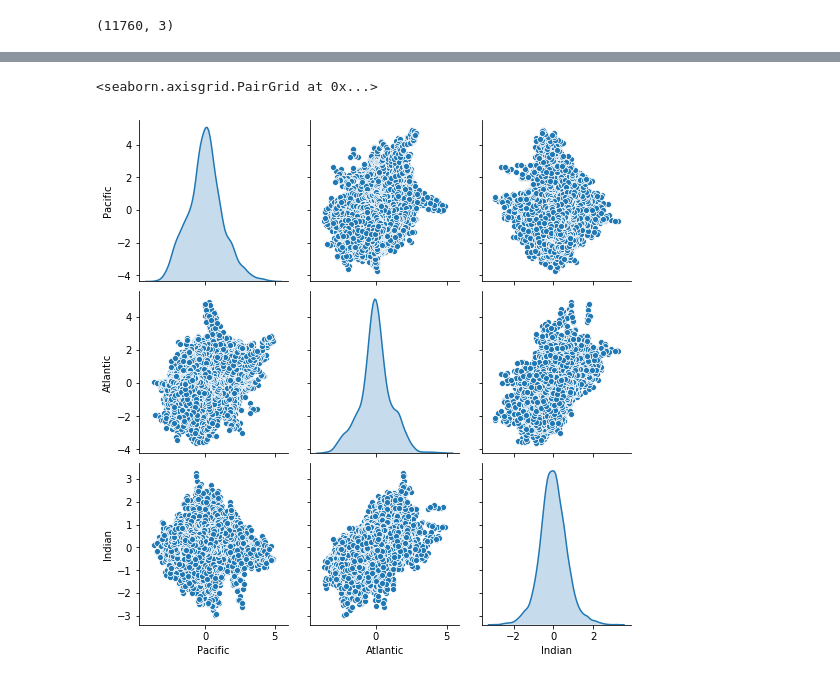
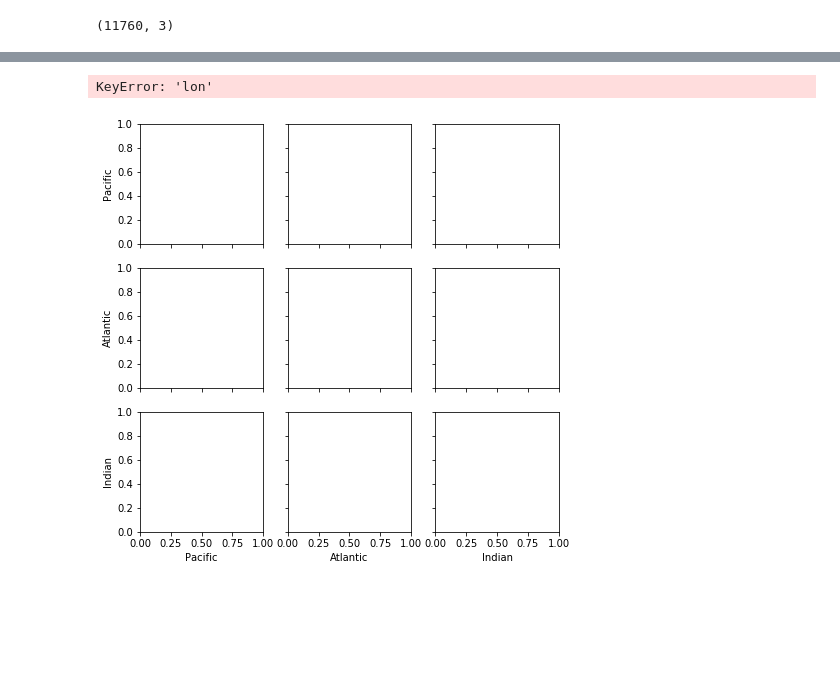
Before and after one commit to sisams/MPO624-2020, a Jupyter notebook: Course_Modules_Topics_Notebooks/covariance_matrix_and_decompositions/ENSO_multiple_variables_scatter_bins.ipynb, the cells around one changed output, grey strips where cells are left out. Drawn from its saved outputs; the diff is of its cells as text; code cells hidden in the pictures; blank space fills up the shorter version.

```diff
--- a/Course_Modules_Topics_Notebooks/covariance_matrix_and_decompositions/ENSO_multiple_variables_scatter_bins.ipynb
+++ b/Course_Modules_Topics_Notebooks/covariance_matrix_and_decompositions/ENSO_multiple_variables_scatter_bins.ipynb
@@ -189,5 +232,5 @@ print(df.shape)
 # %%
-sns.pairplot(df,diag_kind="kde")
+sns.pairplot(df,diag_kind="kde",hue="lon")
 # %% [output]
-<seaborn.axisgrid.PairGrid at 0x...>
+KeyError: 'lon'
-[figure, old version]
+[figure, new version]
```
Also changed, not shown: parts of 9 cells of this notebook.
